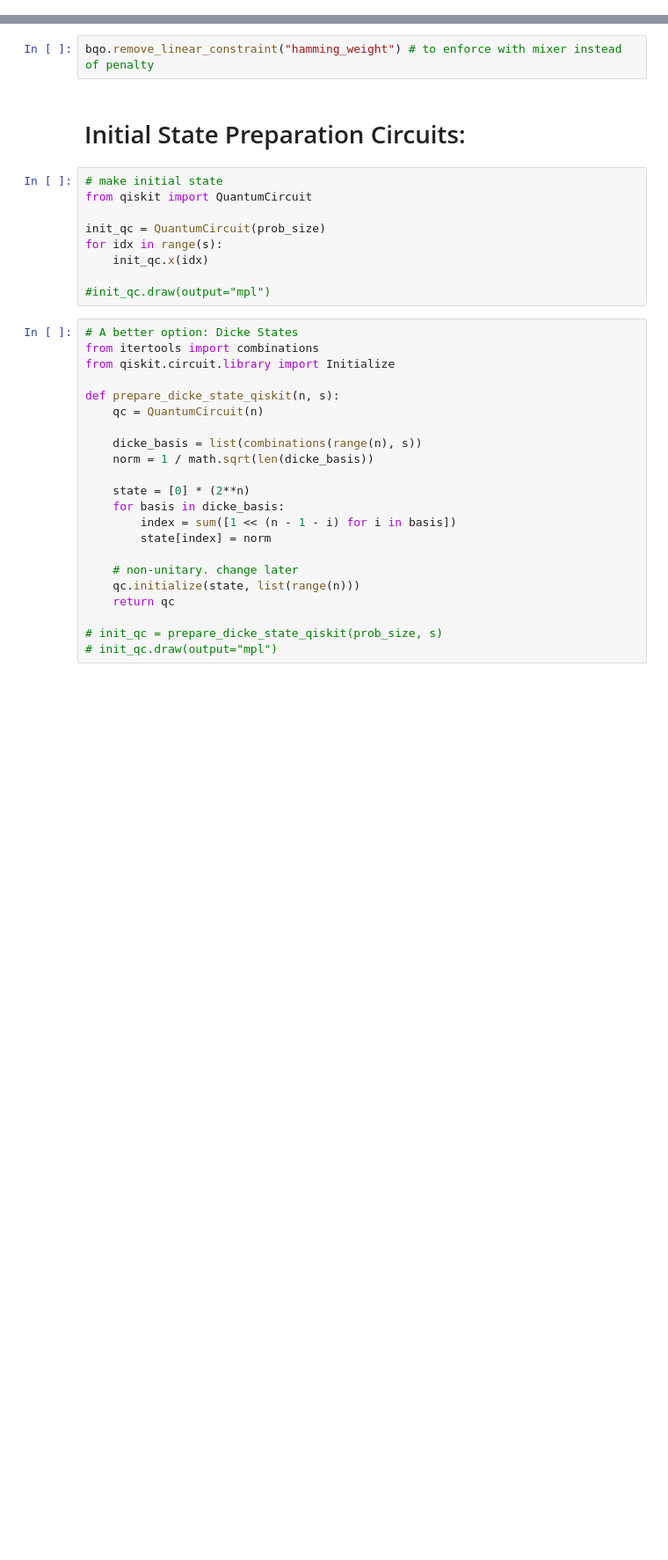
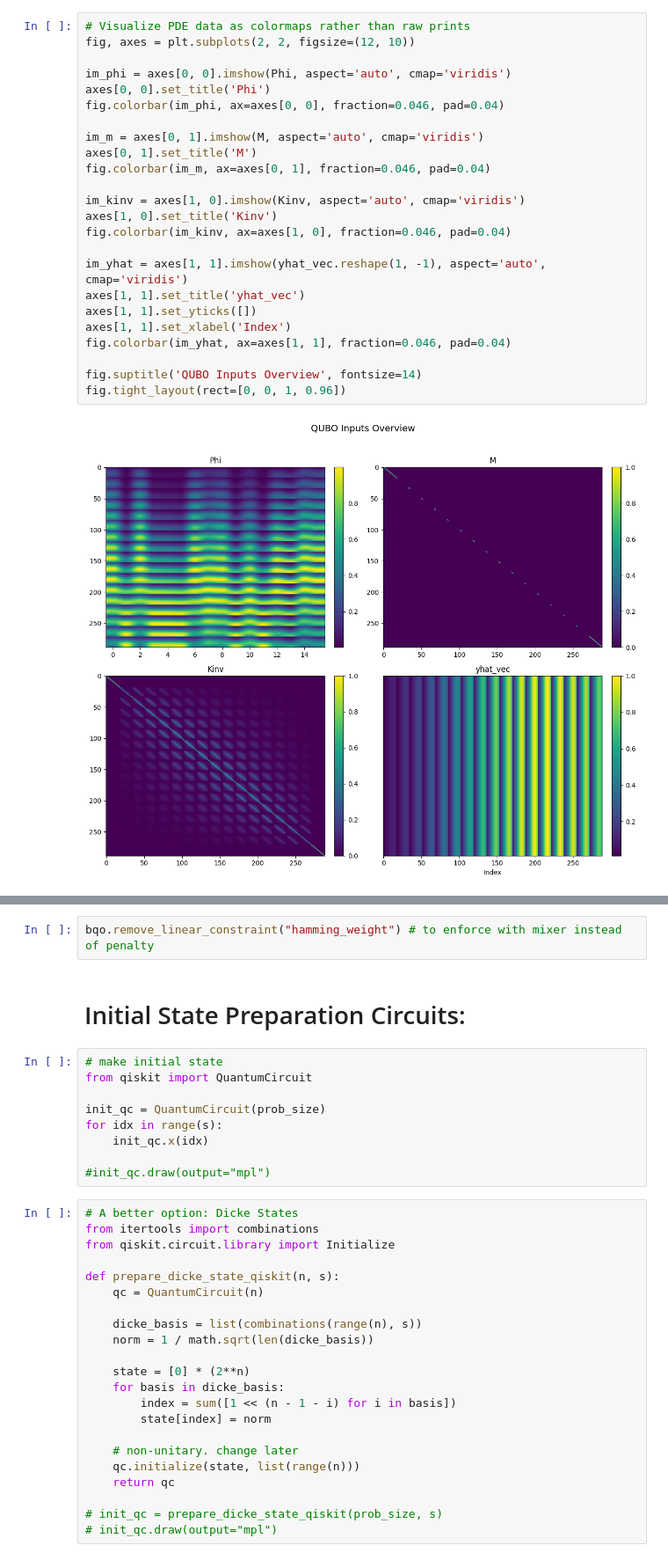
Before and after one commit to AdrianHarkness/PDE_Constrained_QAOA, a Jupyter notebook: PDE_XY_Mixer.ipynb, the cells around one changed output, grey strips where cells are left out. Shown at 88% size. Drawn from its saved outputs; the diff is of its cells as text; blank space fills up the shorter version.

```diff
--- a/PDE_XY_Mixer.ipynb
+++ b/PDE_XY_Mixer.ipynb
@@ -73,6 +73,32 @@ Phi shape: (289, 12)
 M shape: (289, 289)
 Kinv shape: (289, 289)
 yhat_vec shape: (289,)
+# %%
+# Visualize PDE data as colormaps rather than raw prints
+fig, axes = plt.subplots(2, 2, figsize=(12, 10))
+
+im_phi = axes[0, 0].imshow(Phi, aspect='auto', cmap='viridis')
+axes[0, 0].set_title('Phi')
+fig.colorbar(im_phi, ax=axes[0, 0], fraction=0.046, pad=0.04)
+
+im_m = axes[0, 1].imshow(M, aspect='auto', cmap='viridis')
+axes[0, 1].set_title('M')
+fig.colorbar(im_m, ax=axes[0, 1], fraction=0.046, pad=0.04)
+
+im_kinv = axes[1, 0].imshow(Kinv, aspect='auto', cmap='viridis')
+axes[1, 0].set_title('Kinv')
+fig.colorbar(im_kinv, ax=axes[1, 0], fraction=0.046, pad=0.04)
+
+im_yhat = axes[1, 1].imshow(yhat_vec.reshape(1, -1), aspect='auto', cmap='viridis')
+axes[1, 1].set_title('yhat_vec')
+axes[1, 1].set_yticks([])
+axes[1, 1].set_xlabel('Index')
+fig.colorbar(im_yhat, ax=axes[1, 1], fraction=0.046, pad=0.04)
+
+fig.suptitle('QUBO Inputs Overview', fontsize=14)
+fig.tight_layout(rect=[0, 0, 1, 0.96])
+# %% [output]
+[figure, added]
 # %%
 def generate_pde_qubo(M, Kinv, Phi, yd):
 
```
Also changed, not shown: parts of 13 cells of this notebook, 14 other files.
